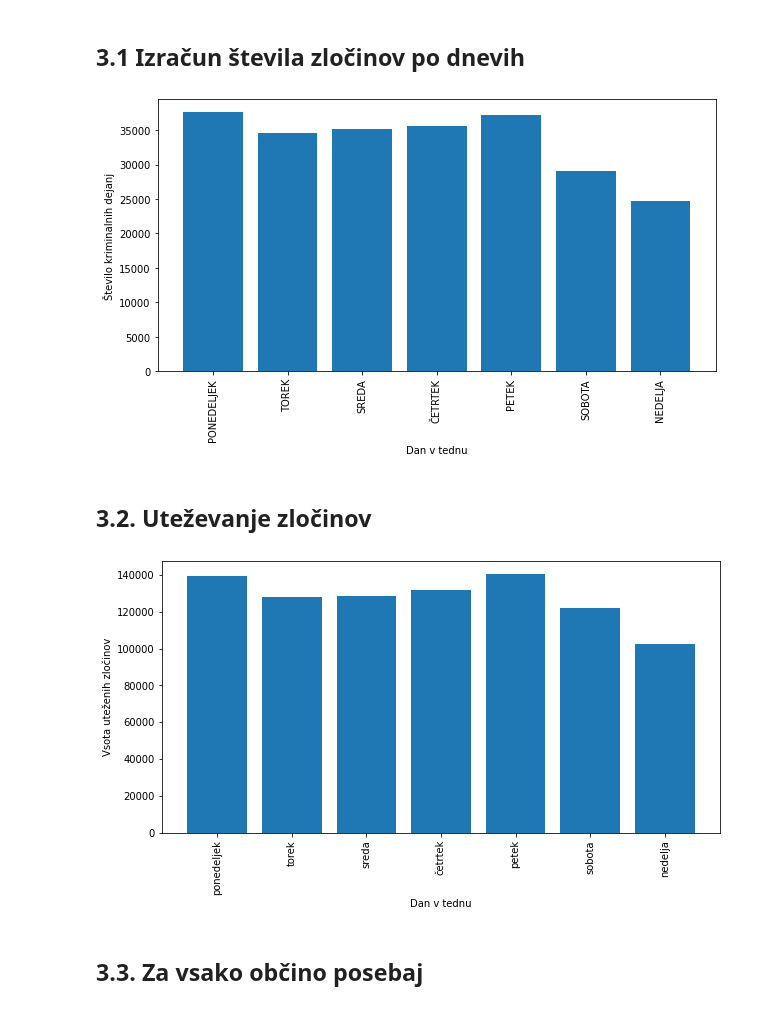
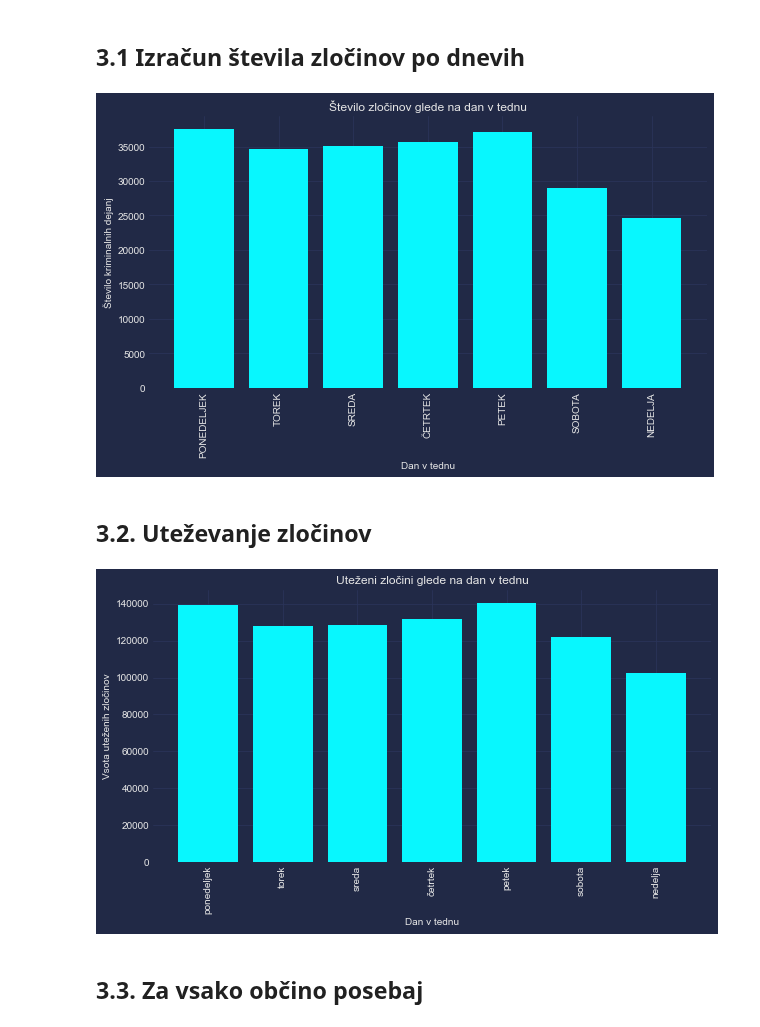
Before and after one commit to zrezke/PR21mlfjis, a Jupyter notebook: data_processing/nevarnost_danvtednu.ipynb, the cells around one changed output. Saved outputs shown, nothing was run; the diff lists cells and outputs as text; code cells hidden in the pictures.

Commit message:
added nevarnost gledena dan v tednu v report.ipynb

```diff
--- a/data_processing/nevarnost_danvtednu.ipynb
+++ b/data_processing/nevarnost_danvtednu.ipynb
@@ -9,6 +9,9 @@ import csv
 import os.path
 import json
 from collections import defaultdict
+
+import mplcyberpunk
+plt.style.use("cyberpunk")
 # %% [markdown]
 ## 2. Uvoz podatkov
 # %%
@@ -95,17 +98,18 @@ main_data = np.concatenate((main_data18_filtered, main_data19_filtered, main_dat
 # %%
 main_data_per_day = np.unique(main_data[:, 3], return_counts=True)
 main_data_per_day = np.array(list(zip(main_data_per_day[0], main_data_per_day[1])))
 main_data_per_day = np.array([main_data_per_day[2], main_data_per_day[5], main_data_per_day[4], main_data_per_day[6], main_data_per_day[1], main_data_per_day[3], main_data_per_day[0]])
 main_data_per_day
 
 plt.figure(figsize=(10, 5))
 plt.xticks(rotation=90)
+plt.title("Število zločinov glede na dan v tednu")
 plt.xlabel('Dan v tednu')
 plt.ylabel('Število kriminalnih dejanj')
 plt.bar(main_data_per_day[:, 0], np.uint(main_data_per_day[:, 1]))
 plt.show()
 # %% [output]
-[figure, old version]
+[figure, new version]
 # %% [markdown]
 ## 3.2. Uteževanje zločinov
 # %%
@@ -142,12 +146,13 @@ for kd in main_data:
 # %%
 plt.figure(figsize=(10, 5))
 plt.xticks(rotation=90)
+plt.title("Uteženi zločini glede na dan v tednu")
 plt.xlabel('Dan v tednu')
 plt.ylabel('Vsota uteženih zločinov')
 plt.bar(dnevi.keys(), dnevi.values())
 plt.show()
 # %% [output]
-[figure, old version]
+[figure, new version]
 # %% [markdown]
 ## 3.3. Za vsako občino posebaj
 # %%
```
Also changed, not shown: 4 other files.
